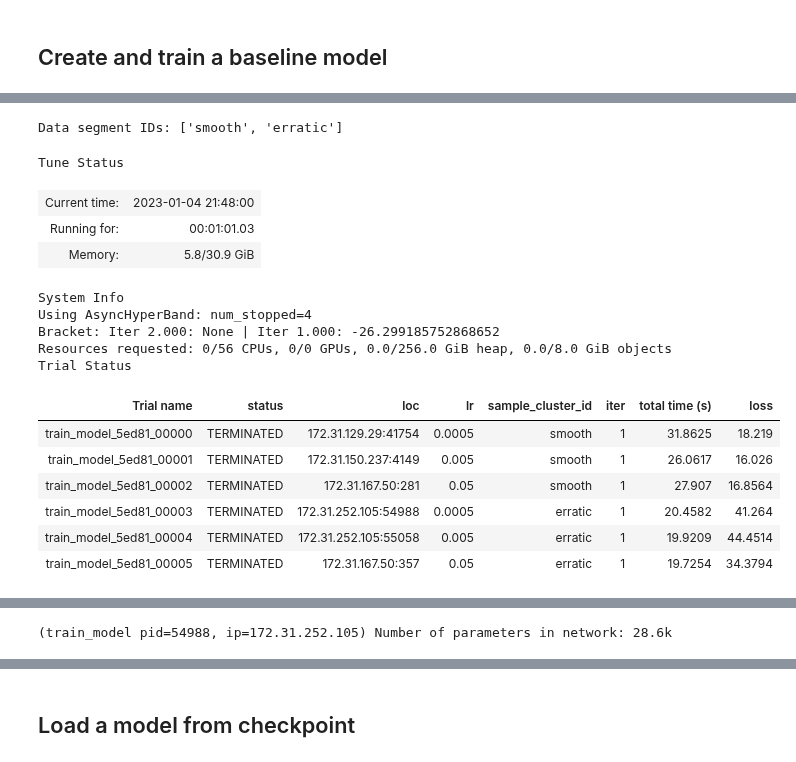
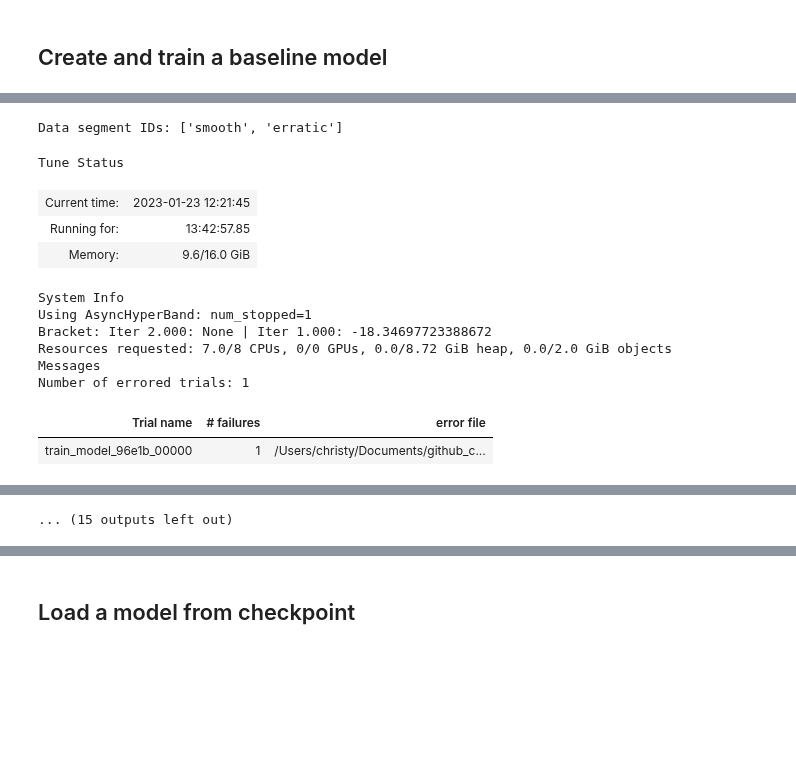
Before and after one commit to christy/AnyscaleDemos, a Jupyter notebook: forecasting_demos/Ray_v2/ray_air/pytorch_forecasting.ipynb, the cells around one changed output, grey strips where cells are left out. Drawn from its saved outputs; the diff is of its cells as text; code cells hidden in the pictures; blank space fills up the shorter version.

```diff
--- a/forecasting_demos/Ray_v2/ray_air/pytorch_forecasting.ipynb
+++ b/forecasting_demos/Ray_v2/ray_air/pytorch_forecasting.ipynb
@@ -134,13 +125,14 @@ Use PyArrow dataset and table for reading or writing large parquet files, since
 TARGET = "trip_quantity"
 FORECAST_LENGTH = 28
 # TODO: Change this according to where your git files are located.
-data_dir = "/home/ray/christy-air/forecasting_demos/Ray_v2/data"
-# data_dir = "~/Documents/christy_public_temp/AnyscaleDemos/forecasting_demos/Ray_v2/data"
+# data_dir = "/home/ray/christy-air/forecasting_demos/Ray_v2/data"
+data_dir = "~/Documents/github_christy_latest/AnyscaleDemos/forecasting_demos/Ray_v2/data"
 data_dir = os.path.expanduser(data_dir)
 DATA_FILENAME = data_dir + "/clean_taxi_hourly_clustered.parquet"
 
 # Use smoke testing or not.
-sample_clusters = ["erratic"] if SMOKE_TEST else ["smooth", "erratic"]
+# sample_clusters = ["erratic"] if SMOKE_TEST else ["smooth", "erratic"]
+sample_clusters = ["erratic"]
 
 # Display what data will be used.
 print(f"data file: {DATA_FILENAME}")
@@ -522,44 +543,6 @@ Run the experiment using tuner.fit().
 # %%
 ############
-# STEP 2. Customize distributed compute scaling.
-############
-num_training_workers = min(num_cpu - 2, 32)
-strategy = RayStrategy(num_workers=num_training_workers,
-                       num_cpus_per_worker=1,
-                       use_gpu=False,
-                       find_unused_parameters=False,)
-
-############
-# STEP 3. Define a search space dict of all config parameters.
-############
-FORECAST_CONFIG = {
-    "forecast_horizon": 168,
-    "context_length": 63,
-    "num_gpus": 0,
-    "num_training_workers": num_training_workers,
-    "batch_size": 64,
-    "epochs": 2,
-    "lr": tune.grid_search([0.0005, 0.005, 0.05]),
-    "hidden_size": 20,
-    "dropout": 0.1,
-    "hidden_continuous_size": 4,
-    "attention_head_size": num_training_workers,
-    "limit_train_batches": 1,
-    "sample_cluster_id": tune.grid_search(sample_clusters),
-}
-print(f"Data segment IDs: {sample_clusters}")
-
-############
-# Optional STEP 4. Specify the hyperparameter tuning search strategy.
-############
-# Select scheduler https://blog.ml.cmu.edu/2018/12/12/massively-parallel-hyperparameter-optimization/
-scheduler = ASHAScheduler(
-    max_t=FORECAST_CONFIG['epochs'],
-    grace_period=1,
-    reduction_factor=2)
-
-############
-# STEP 5. Run the experiment with Ray AIR APIs.
+# STEP 7. Run the experiment with Ray AIR APIs and Ray Lightning.
 # https://docs.ray.io/en/latest/tune/examples/tune-pytorch-lightning.html
 ############
 start = time.time()
@@ -568,53 +551,50 @@ start = time.time()
 # Wrap Callable train function inside tune.with_parameters().
 train_with_parameters = \
     tune.with_parameters(
-        train_model,
+        train_models,
         strategy=strategy,
         filename=DATA_FILENAME)
 
 # Define a tuner object.
 tuner = tune.Tuner(
         tune.with_resources(
             train_with_parameters,
             resources=get_tune_resources(num_workers=num_training_workers),
         ),
         tune_config=tune.TuneConfig(
             metric="loss",
             mode="min",
             scheduler=scheduler,
         ),
-        # Specify `ptf_nyc` to make logs easier to find in ~/ray_results/.
-        # https://docs.ray.io/en/master/tune/tutorials/tune-output.html#tune-logging
         run_config=air.RunConfig(
+            # Redirect logs to relative path instead of default ~/ray_results/.
+            local_dir="my_Tune_logs",
+            # Specify name to make logs easier to find in log path.
             name="ptf_nyc",
         ),
         param_space=FORECAST_CONFIG,
     )
 
 # Fit the tuner object.
 results = tuner.fit()
 
 total_time_taken = time.time() - start
 print(f"Total number of models: {len(results)}")
 print(f"Finished in: {(time.time()-start)/60} minutes")
 
 # Total number of models: 6
 # Finished in: 1.1374133070309957 minutes
 # %% [output]
 Data segment IDs: ['smooth', 'erratic']
 Tune Status
-| Current time: | 2023-01-04 21:48:00 |
-| Running for: | 00:01:01.03 |
-| Memory: | 5.8/30.9 GiB |
+| Current time: | 2023-01-23 12:21:45 |
+| Running for: | 13:42:57.85 |
+| Memory: | 9.6/16.0 GiB |
 System Info
-Using AsyncHyperBand: num_stopped=4
-Bracket: Iter 2.000: None | Iter 1.000: -26.299185752868652
-Resources requested: 0/56 CPUs, 0/0 GPUs, 0.0/256.0 GiB heap, 0.0/8.0 GiB objects
-Trial Status
+Using AsyncHyperBand: num_stopped=1
+Bracket: Iter 2.000: None | Iter 1.000: -18.34697723388672
+Resources requested: 7.0/8 CPUs, 0/0 GPUs, 0.0/8.72 GiB heap, 0.0/2.0 GiB objects
+Messages
+Number of errored trials: 1
-| Trial name | status | loc | lr | sample_cluster_id | iter | total time (s) | loss |
-| train_model_5ed81_00000 | TERMINATED | 172.31.129.29:41754 | 0.0005 | smooth | 1 | 31.8625 | 18.219 |
-| train_model_5ed81_00001 | TERMINATED | 172.31.150.237:4149 | 0.005 | smooth | 1 | 26.0617 | 16.026 |
-| train_model_5ed81_00002 | TERMINATED | 172.31.167.50:281 | 0.05 | smooth | 1 | 27.907 | 16.8564 |
-| train_model_5ed81_00003 | TERMINATED | 172.31.252.105:54988 | 0.0005 | erratic | 1 | 20.4582 | 41.264 |
-| train_model_5ed81_00004 | TERMINATED | 172.31.252.105:55058 | 0.005 | erratic | 1 | 19.9209 | 44.4514 |
-| train_model_5ed81_00005 | TERMINATED | 172.31.167.50:357 | 0.05 | erratic | 1 | 19.7254 | 34.3794 |
+| Trial name | # failures | error file |
+| train_model_96e1b_00000 | 1 | /Users/christy/Documents/github_c... |
@@ -651 +645 @@ Trial Status
-(train_model pid=54988, ip=172.31.252.105) Number of parameters in network: 28.6k
+... (15 outputs left out)
```
Also changed, not shown: parts of 31 cells of this notebook, 1 other file.
